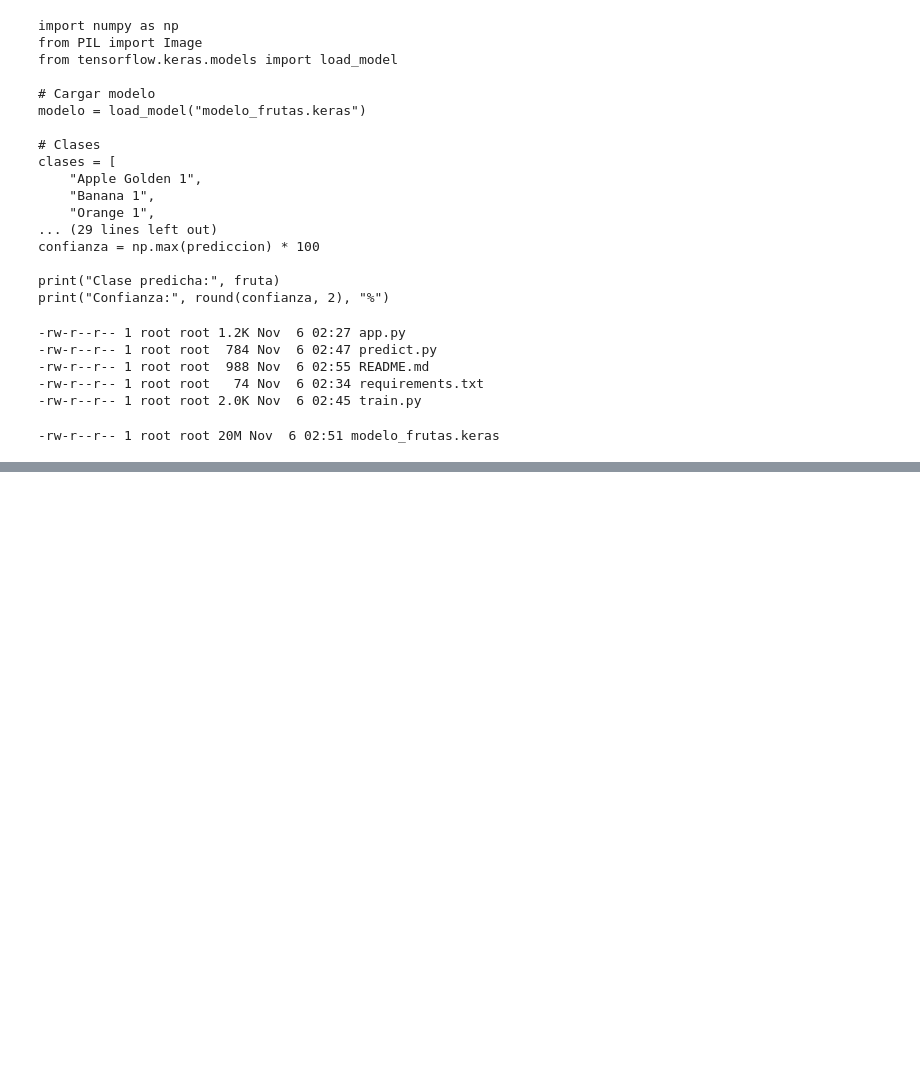
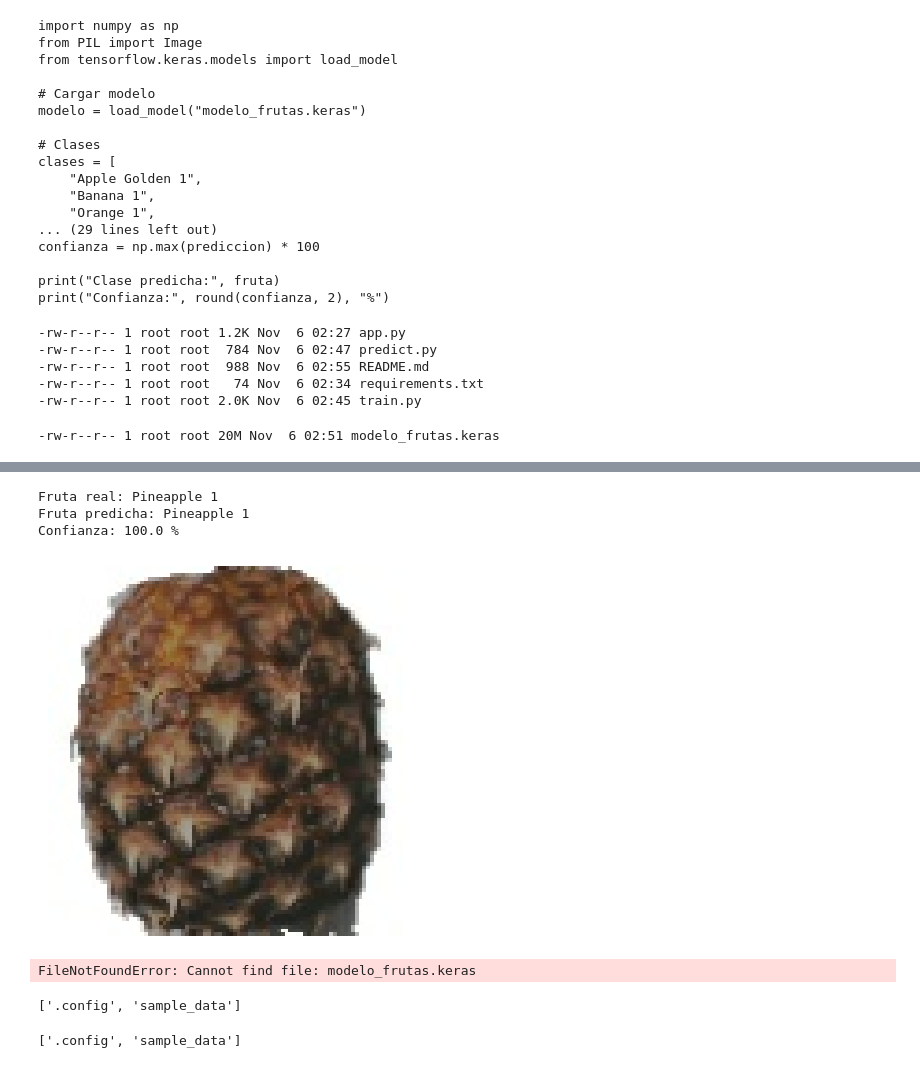
Before and after one commit to JavierInpahu/proyecto-cnn-frutas, a Jupyter notebook: Proyecto_Final_CNN_Clasificacion_Frutas.ipynb, the cells around one changed output, grey strips where cells are left out. Saved outputs shown, nothing was run; the diff lists cells and outputs as text; code cells hidden in the pictures; blank space fills up the shorter version.

```diff
--- a/Proyecto_Final_CNN_Clasificacion_Frutas.ipynb
+++ b/Proyecto_Final_CNN_Clasificacion_Frutas.ipynb
@@ -1454,0 +1471,15 @@ files.download("modelo_frutas.keras")
+# %%
+import numpy as np
+
+imagenes, etiquetas = next(iter(test_ds))
+
+predicciones = modelo.predict(imagenes, verbose=0)
+
+for i in range(5):
+    real = test_ds.class_names[np.argmax(etiquetas[i])]
+    predicha = test_ds.class_names[np.argmax(predicciones[i])]
+
+    print("Real:", real)
+    print("Predicción:", predicha)
+    print("Confianza:", round(float(np.max(predicciones[i])) * 100, 2), "%")
+    print("--------------------")
@@ -1454,0 +1507,31 @@ files.download("modelo_frutas.keras")
+# %%
+import matplotlib.pyplot as plt
+import numpy as np
+
+for imagenes, etiquetas in test_ds:
+    for i in range(len(imagenes)):
+        if np.argmax(etiquetas[i]) == 4:
+            imagen_prueba = imagenes[i]
+
+            prediccion = modelo.predict(
+                np.expand_dims(imagen_prueba, axis=0),
+                verbose=0
+            )
+
+            print("Fruta real: Pineapple 1")
+            print("Fruta predicha:", test_ds.class_names[np.argmax(prediccion)])
+            print("Confianza:", round(float(np.max(prediccion)) * 100, 2), "%")
+
+            plt.imshow(imagen_prueba.numpy().astype("uint8"))
+            plt.axis("off")
+            plt.show()
+
+            break
+    else:
+        continue
+    break
+# %% [output]
+Fruta real: Pineapple 1
+Fruta predicha: Pineapple 1
+Confianza: 100.0 %
+[figure, added]
@@ -1454,0 +1540,17 @@ files.download("modelo_frutas.keras")
+# %%
+from google.colab import files
+files.download("modelo_frutas.keras")
+# %% [output]
+FileNotFoundError: Cannot find file: modelo_frutas.keras
+# %%
+import os
+
+print(os.listdir())
+# %% [output]
+['.config', 'sample_data']
+# %%
+import os
+
+print(os.listdir())
+# %% [output]
+['.config', 'sample_data']
```
Also changed, not shown: parts of 24 cells of this notebook.
